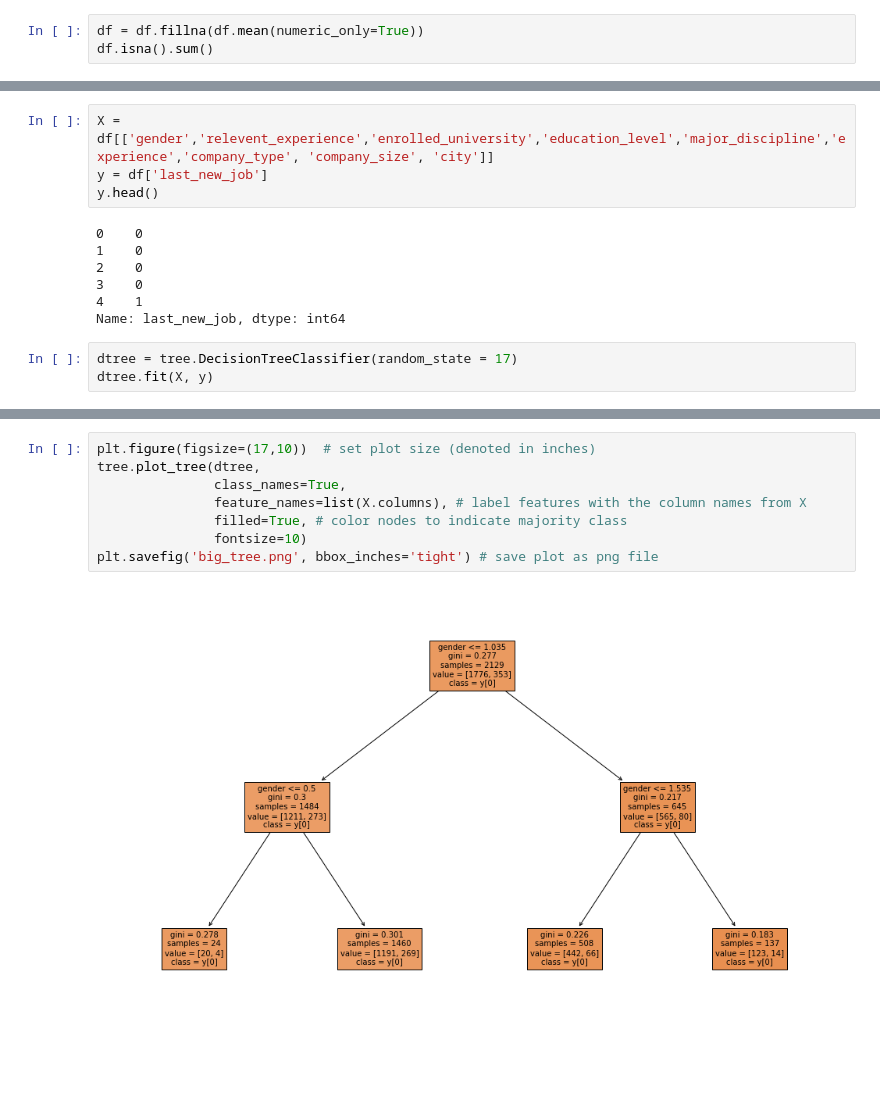
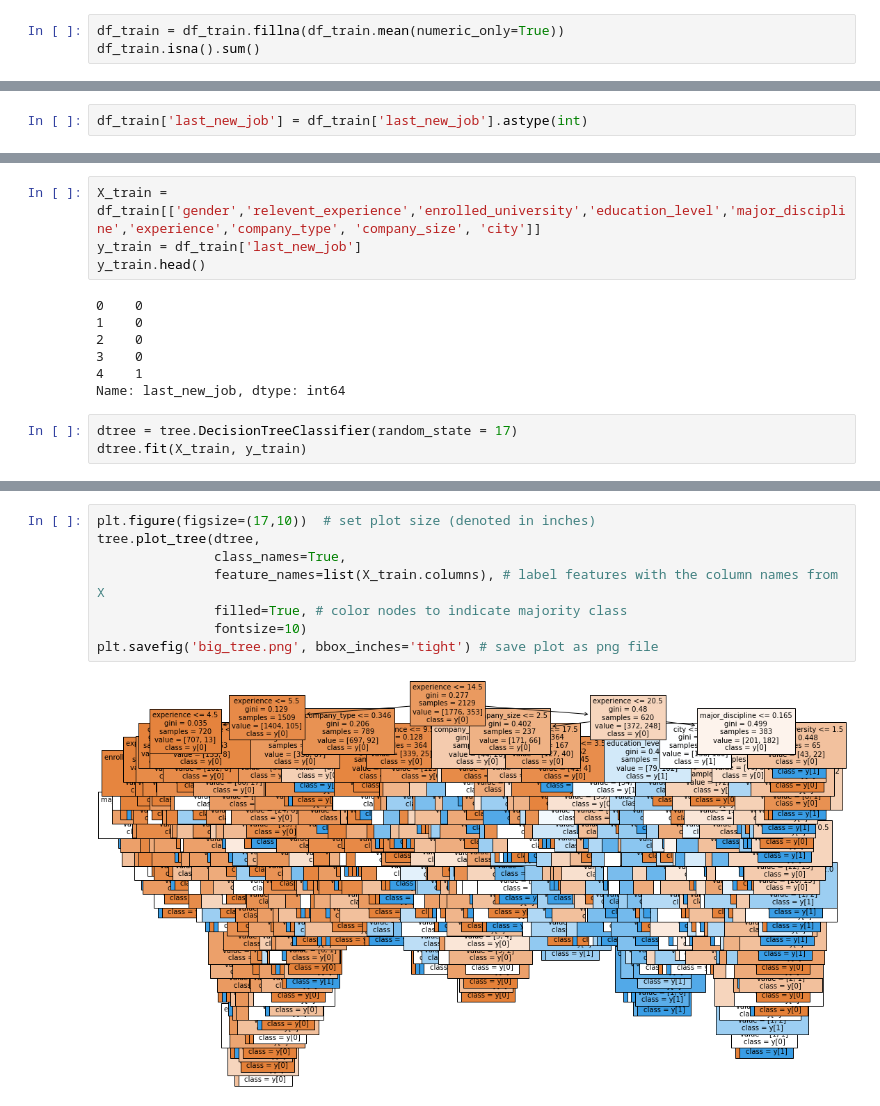
Before and after one commit to MariaFlyger/BigData, a Jupyter notebook: 001.ipynb, the cells around one changed output, grey strips where cells are left out. Cells and saved outputs as stored; diff of their text form; blank space fills up the shorter version.

```diff
--- a/001.ipynb
+++ b/001.ipynb
@@ -239,6 +245,6 @@ df['city'] = df['city'].apply(CDIN)
 # %%
-df = df.fillna(df.mean(numeric_only=True))
-df.isna().sum()
+df_train = df_train.fillna(df_train.mean(numeric_only=True))
+df_train.isna().sum()
 # %% [output]
 enrollee_id               0
 city                      0
@@ -282,0 +263,2 @@ Decision tree classifier
+# %%
+df_train['last_new_job'] = df_train['last_new_job'].astype(int)
@@ -283,7 +297,7 @@ Decision tree classifier
 # %%
-X = df[['gender','relevent_experience','enrolled_university','education_level','major_discipline','experience','company_type', 'company_size', 'city']]
-y = df['last_new_job']
-y.head()
+X_train = df_train[['gender','relevent_experience','enrolled_university','education_level','major_discipline','experience','company_type', 'company_size', 'city']]
+y_train = df_train['last_new_job']
+y_train.head()
 # %% [output]
 0    0
 1    0
@@ -293,5 +307,5 @@ y.head()
 Name: last_new_job, dtype: int64
 # %%
 dtree = tree.DecisionTreeClassifier(random_state = 17)
-dtree.fit(X, y)
+dtree.fit(X_train, y_train)
 # %% [output]
@@ -307,10 +317,10 @@ tree.plot_tree(dtree, filled=True, class_names=['1','0'], feature_names=X.column
-# %%
-plt.figure(figsize=(17,10))  # set plot size (denoted in inches)
-tree.plot_tree(dtree,
-               class_names=True,
-               feature_names=list(X.columns), # label features with the column names from X
-               filled=True, # color nodes to indicate majority class
-               fontsize=10)
-plt.savefig('big_tree.png', bbox_inches='tight') # save plot as png file
-# %% [output]
-[figure, removed]
+# %%
+plt.figure(figsize=(17,10))  # set plot size (denoted in inches)
+tree.plot_tree(dtree,
+               class_names=True,
+               feature_names=list(X_train.columns), # label features with the column names from X
+               filled=True, # color nodes to indicate majority class
+               fontsize=10)
+plt.savefig('big_tree.png', bbox_inches='tight') # save plot as png file
+# %% [output]
+[figure, added]
```
Also changed, not shown: parts of 22 cells of this notebook, 1 other file.
